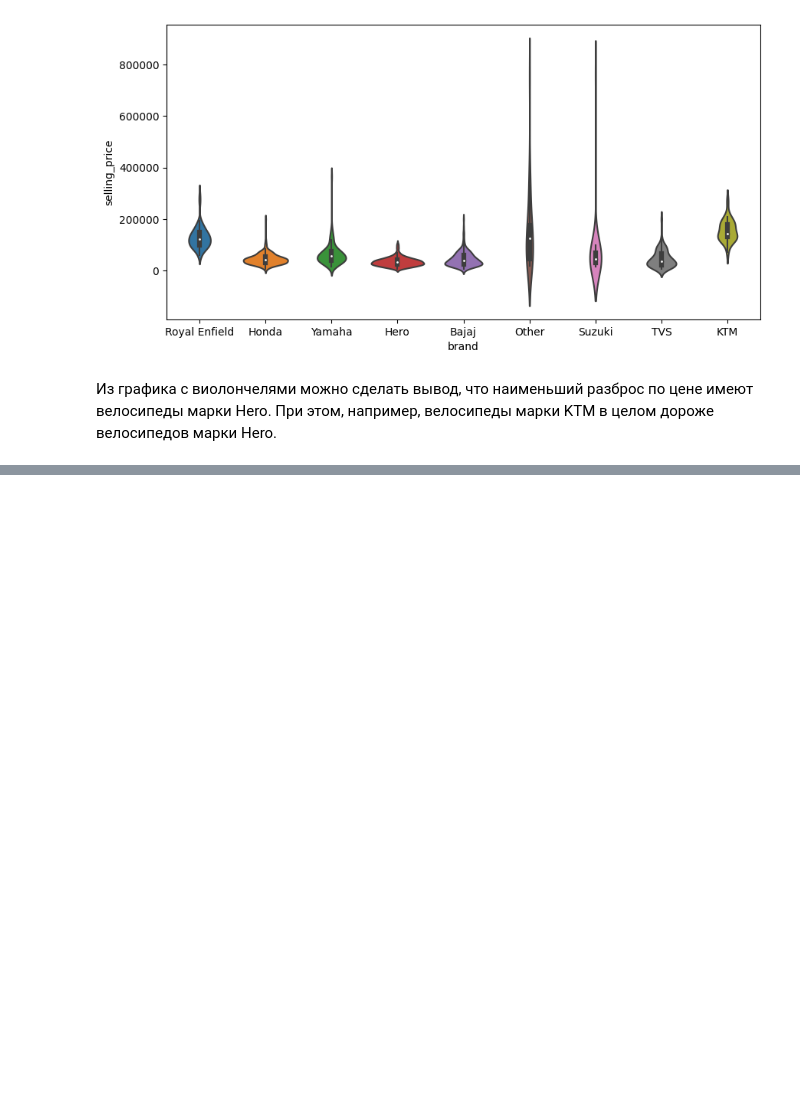
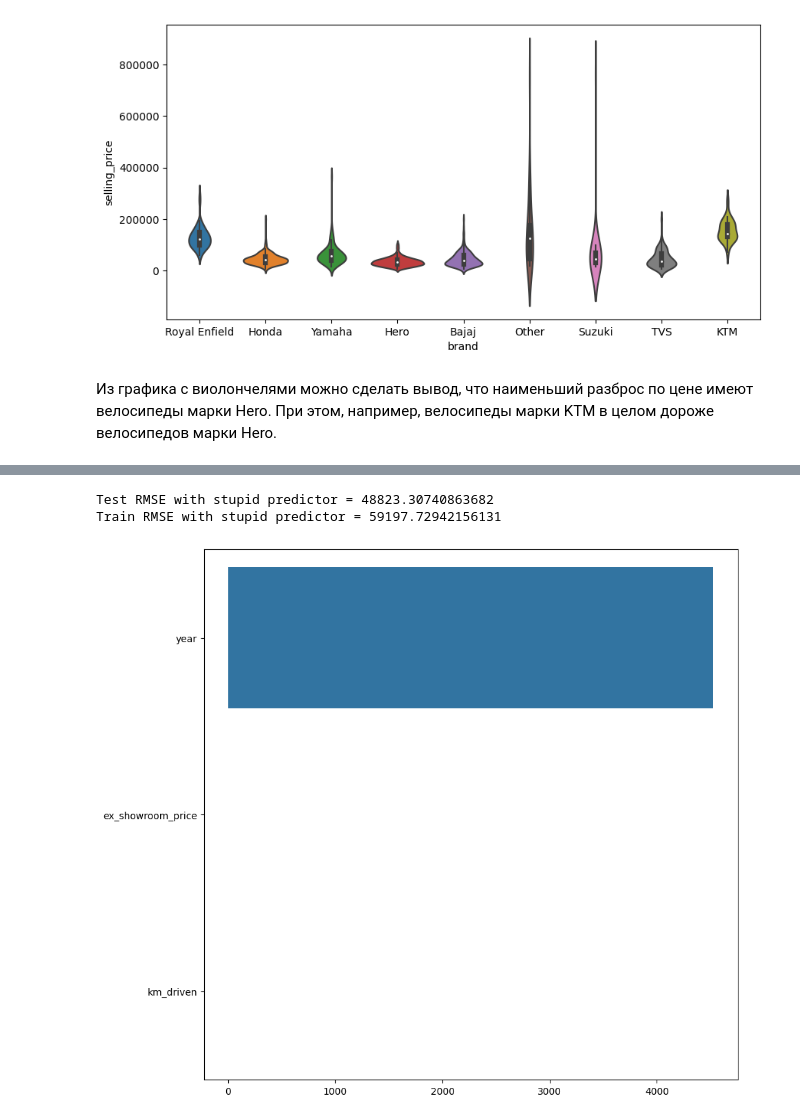
Before and after one commit to katevi/Introduction-to-ML, a Jupyter notebook: eda_bike.ipynb, the cells around one changed output, grey strips where cells are left out. Drawn from its saved outputs; the diff is of its cells as text; code cells hidden in the pictures; blank space fills up the shorter version.

```diff
--- a/eda_bike.ipynb
+++ b/eda_bike.ipynb
@@ -236,0 +298,19 @@ fig.set_size_inches(10, 5)
+# %%
+stupid_pred = y_train.mean()
+print("Test RMSE with stupid predictor =", mean_squared_error(y_test, stupid_pred * np.ones(y_test.shape),
+                                                                 squared=False))
+print("Train RMSE with stupid predictor =", mean_squared_error(y_train, stupid_pred * np.ones(y_train.shape),
+                                                                  squared=False))
+# %% [output]
+Test RMSE with stupid predictor = 48823.30740863682
+Train RMSE with stupid predictor = 59197.72942156131
+# %%
+fig, ax = plt.subplots(figsize=(10, 10))
+
+sorted_weights = sorted(zip(model.coef_, numeric_features, X_train[numeric_features].std()), reverse=True)
+weights = [x[0] for x in sorted_weights]
+features = [x[1] for x in sorted_weights]
+sns.barplot(y=features, x=weights, ax=ax)
+plt.show()
+# %% [output]
+[figure, added]
```
Also changed, not shown: parts of 16 cells of this notebook.
